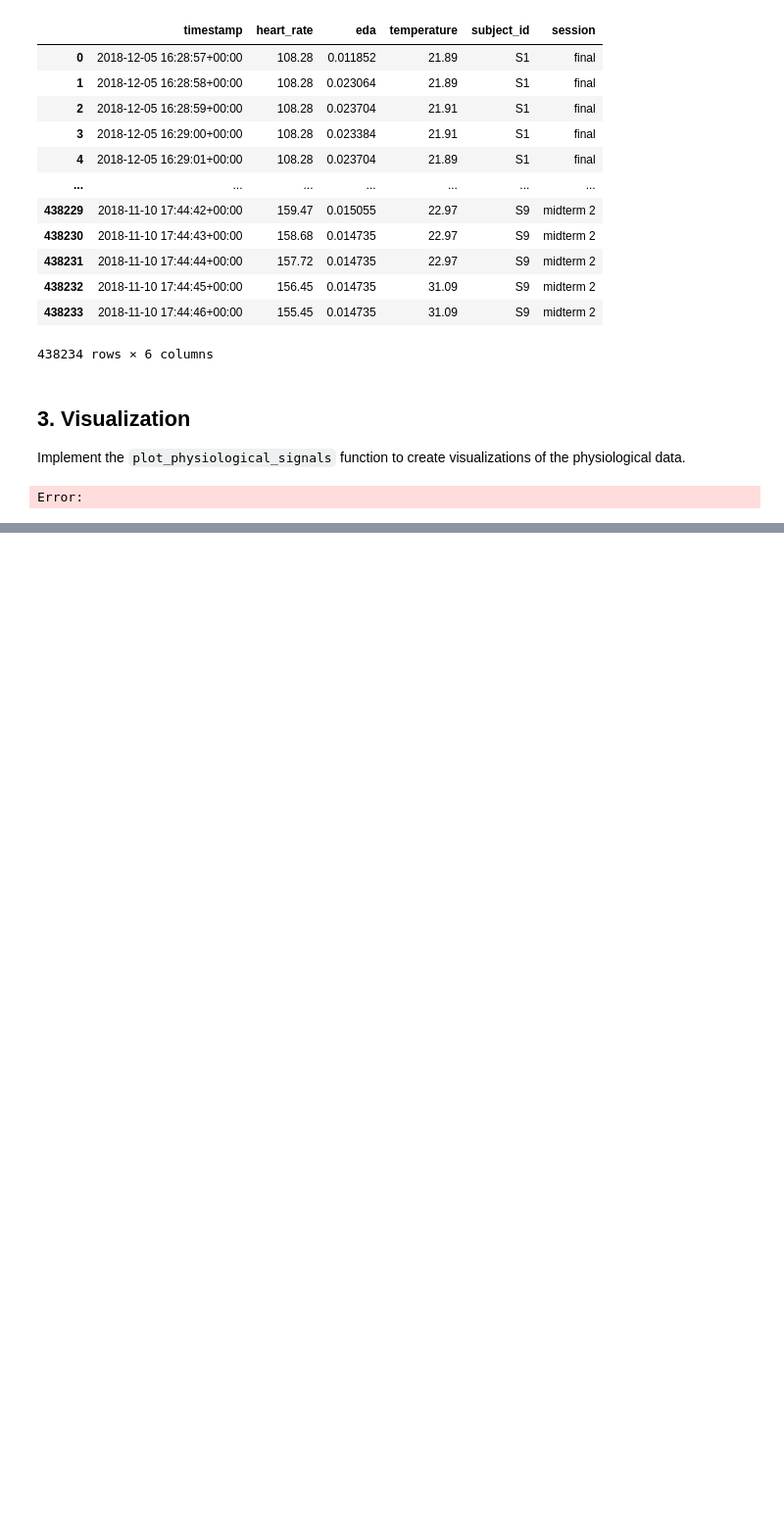
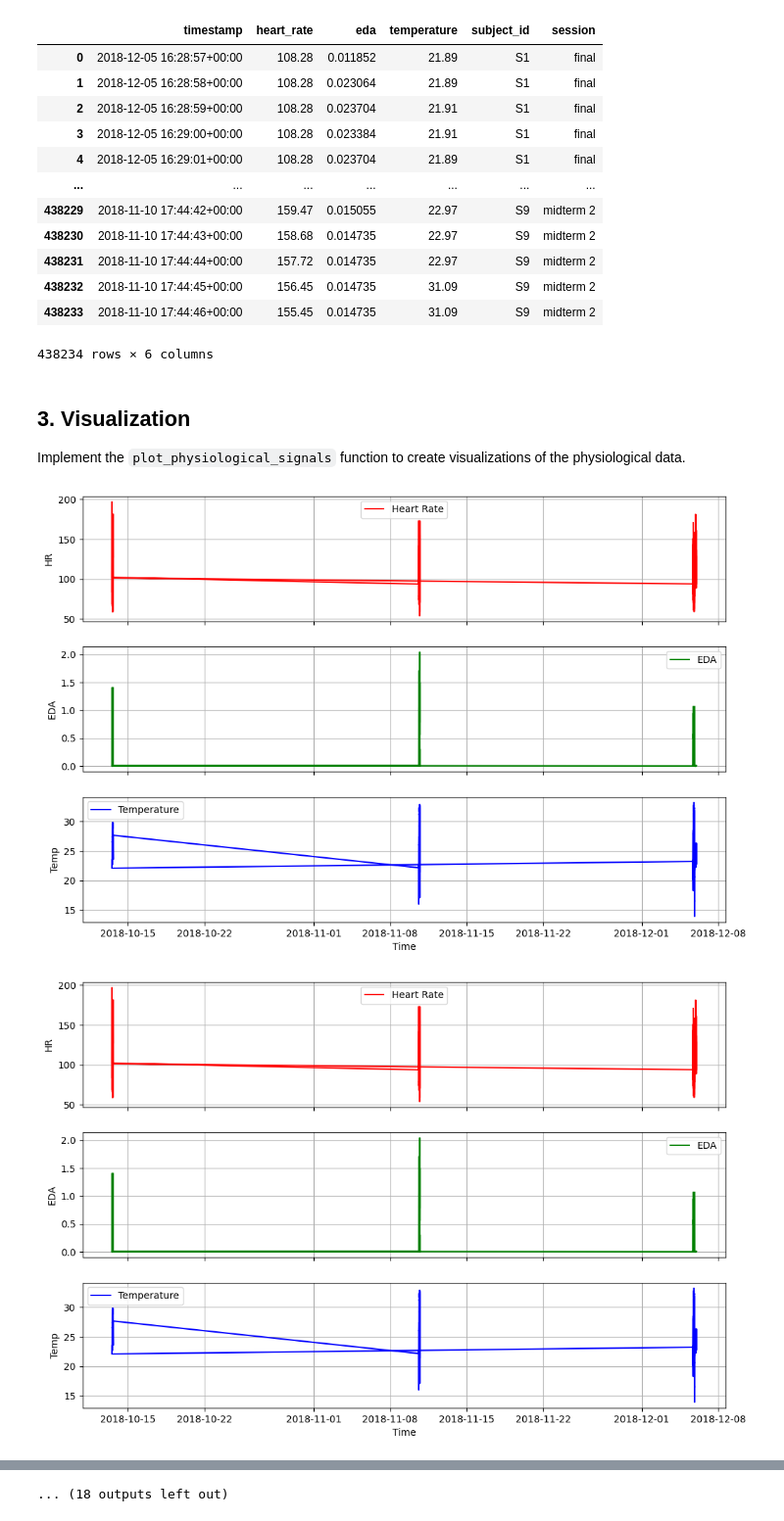
Before and after one commit to UCSF-DataSci/4-it-s-about-time-mayakg01, a Jupyter notebook: part1_exploration.ipynb, the cells around one changed output, grey strips where cells are left out. Shown at 98% size. Drawn from its saved outputs; the diff is of its cells as text; code cells hidden in the pictures; blank space fills up the shorter version.

Commit message:
updated plots

```diff
--- a/part1_exploration.ipynb
+++ b/part1_exploration.ipynb
@@ -225,8 +225,25 @@ def plot_physiological_signals(data, subject_id, session, output_dir='plots'):
     filepath = os.path.join(output_dir, filename)
     fig.savefig(filepath)
     return fig
-# %%
-data = pd.read_csv('data/processed/S1_processed.csv')
-plot_physiological_signals(data, subject_id='S1', session='Final', output_dir='plots')
-# %% [output]
-Error:
+# %%
+# Creating plots for all students, saving to plots directory
+def generate_all_plots(processed_dir = 'data/processed', output_dir='plots'):
+    os.makedirs(output_dir, exist_ok=True)
+    for filename in os.listdir(processed_dir):
+        if filename.endswith('_processed.csv'):
+            file_path = os.path.join(processed_dir, filename)
+            df = pd.read_csv(file_path, parse_dates=['timestamp'])
+
+            subject_id = df['subject_id'].iloc[0]
+            for session in df['session'].unique():
+                plot_physiological_signals(
+                    df,
+                    subject_id=subject_id,
+                    session=session,
+                    output_dir=output_dir
+                )
+# %%
+generate_all_plots('data/processed', 'plots')
+# %% [output]
+[figure, added]
+[figure, added]
@@ -232,0 +260 @@ Error:
+... (18 outputs left out)
```
Also changed, not shown: parts of 1 cell of this notebook, 29 other files.
